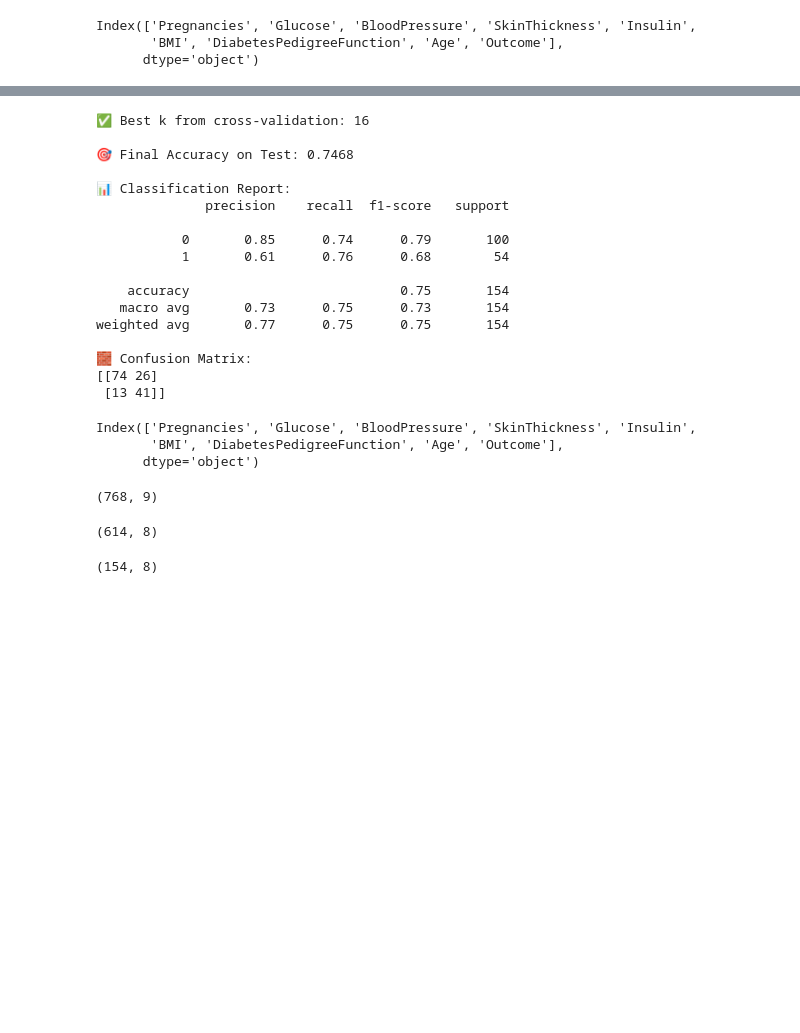
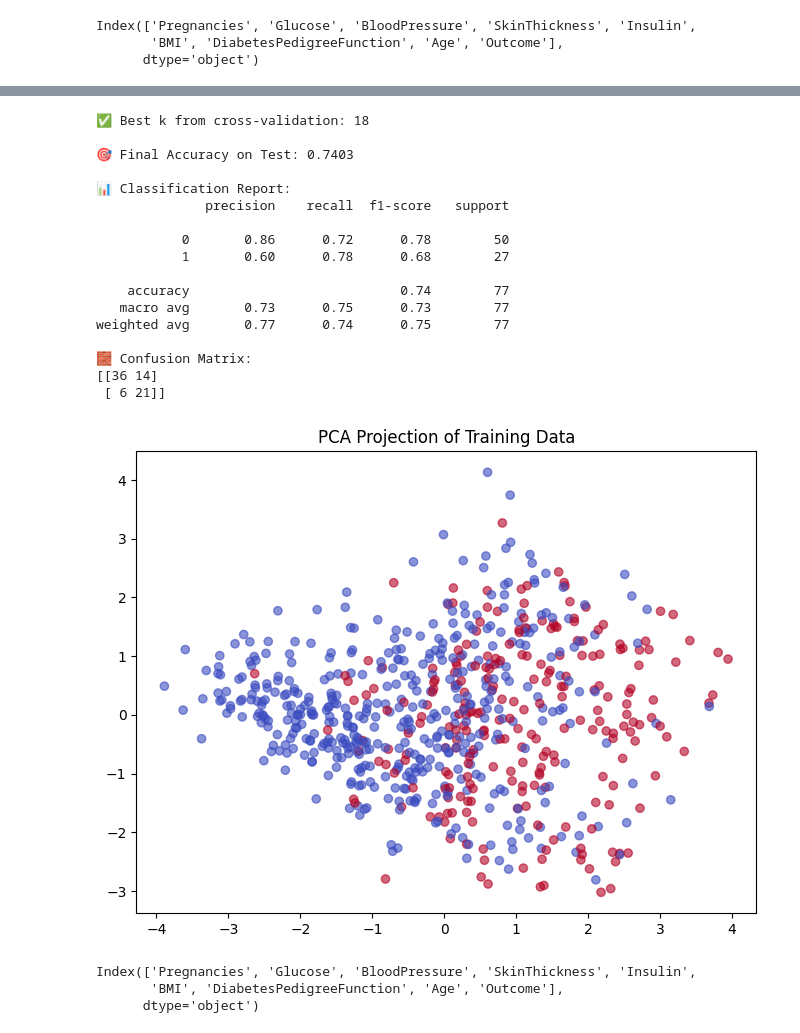
Before and after one commit to shayan-naghizade/ML_Practice, a Jupyter notebook: Diabetes Prediction With KNN/code.ipynb, the cells around one changed output, grey strips where cells are left out. Cells and saved outputs as stored; diff of their text form; code cells hidden in the pictures; blank space fills up the shorter version.

```diff
--- a/Diabetes Prediction With KNN/code.ipynb
+++ b/Diabetes Prediction With KNN/code.ipynb
@@ -227,4 +354,4 @@ Index(['Pregnancies', 'Glucose', 'BloodPressure', 'SkinThickness', 'Insulin',
 # %%
-X = df.iloc[['Pregnancies', 'Glucose', 'BloodPressure', 'Insulin',
+X = df[['Pregnancies', 'Glucose', 'BloodPressure', 'SkinThickness', 'Insulin',
        'BMI', 'DiabetesPedigreeFunction', 'Age']]
 y = df.iloc[:,-1]
@@ -231,6 +362,6 @@ y = df.iloc[:,-1]
 # %%
 X_train, X_test, y_train, y_test = train_test_split(
-    X, y, test_size=0.2, stratify=y, random_state=42
+    X, y, test_size=0.1, stratify=y, random_state=42
 )
 # %%
 X_train.shape
@@ -243,11 +374,11 @@ cv_scores = []
 
 for k in k_range:
     pipeline = Pipeline([
-        ('scaler', StandardScaler()),
-        ('smote', SMOTE(random_state=42)),
+        ('scaler', MinMaxScaler()),
+        ('smote', SMOTE(sampling_strategy=0.8)),
         ('knn', KNeighborsClassifier(n_neighbors=k))
     ])
-    scores = cross_val_score(pipeline, X_train, y_train, cv=5, scoring='accuracy')
+    scores = cross_val_score(pipeline, X_train, y_train, cv=5, scoring="accuracy")
     cv_scores.append(np.mean(scores))
 
 best_k = k_range[np.argmax(cv_scores)]
@@ -272,23 +403,36 @@ print(classification_report(y_test, y_pred))
 print("🧱 Confusion Matrix:")
 print(confusion_matrix(y_test, y_pred))
 # %% [output]
-✅ Best k from cross-validation: 16
+✅ Best k from cross-validation: 18
 
-🎯 Final Accuracy on Test: 0.7468
+🎯 Final Accuracy on Test: 0.7403
 
 📊 Classification Report:
               precision    recall  f1-score   support
 
-           0       0.85      0.74      0.79       100
-           1       0.61      0.76      0.68        54
+           0       0.86      0.72      0.78        50
+           1       0.60      0.78      0.68        27
 
-    accuracy                           0.75       154
-   macro avg       0.73      0.75      0.73       154
-weighted avg       0.77      0.75      0.75       154
+    accuracy                           0.74        77
+   macro avg       0.73      0.75      0.73        77
+weighted avg       0.77      0.74      0.75        77
 
 🧱 Confusion Matrix:
-[[74 26]
- [13 41]]
+[[36 14]
+ [ 6 21]]
+# %%
+from sklearn.decomposition import PCA
+import matplotlib.pyplot as plt
+
+X_scaled = StandardScaler().fit_transform(X_train)
+X_pca = PCA(n_components=2).fit_transform(X_scaled)
+
+plt.figure(figsize=(8,6))
+plt.scatter(X_pca[:,0], X_pca[:,1], c=y_train, cmap='coolwarm', alpha=0.6)
+plt.title('PCA Projection of Training Data')
+plt.show()
+# %% [output]
+[figure, added]
 # %%
 df.columns
 # %% [output]
@@ -298,15 +442,3 @@ Index(['Pregnancies', 'Glucose', 'BloodPressure', 'SkinThickness', 'Insulin',
 # %%
 # scaler = StandardScaler()
 # X = scaler.fit_transform(X)
-# %%
-df.shape
-# %% [output]
-(768, 9)
-# %%
-X_train.shape
-# %% [output]
-(614, 8)
-# %%
-X_test.shape/
-# %% [output]
-(154, 8)
```
Also changed, not shown: parts of 36 cells of this notebook.
